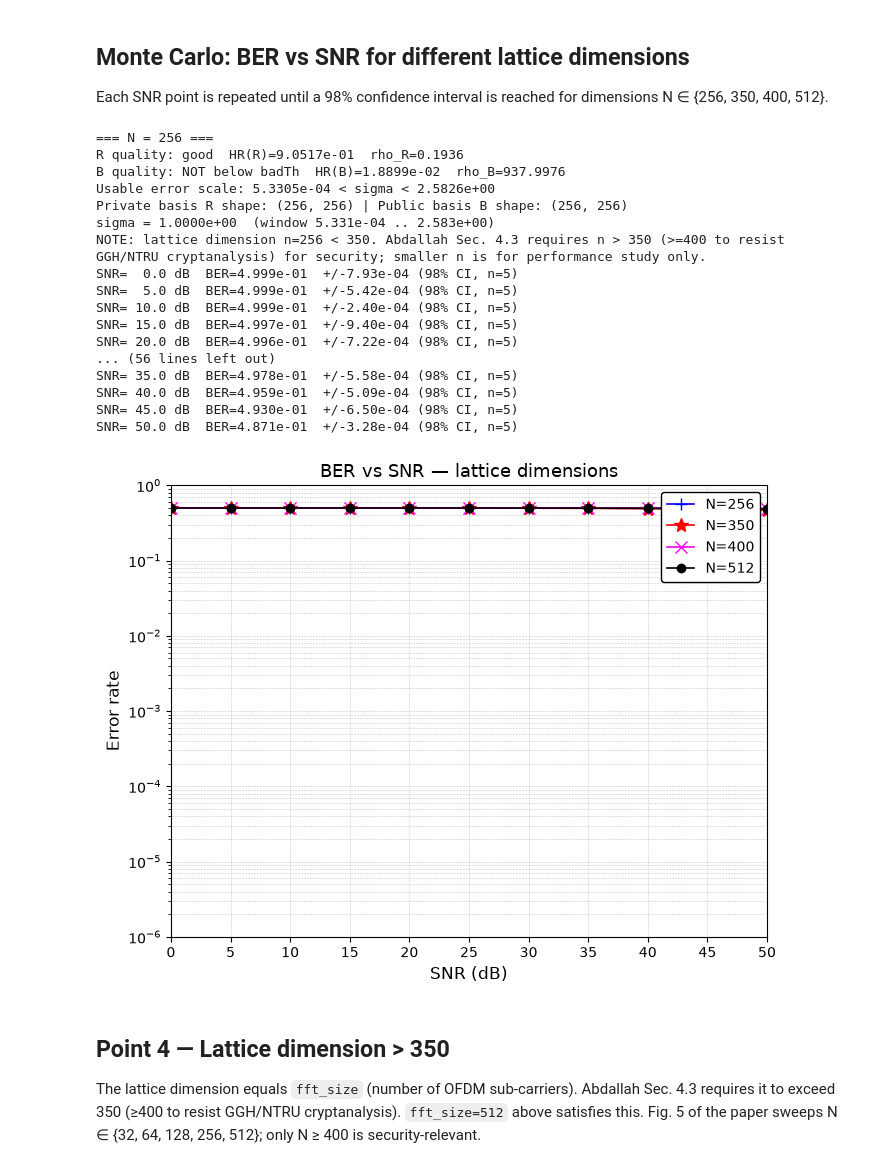
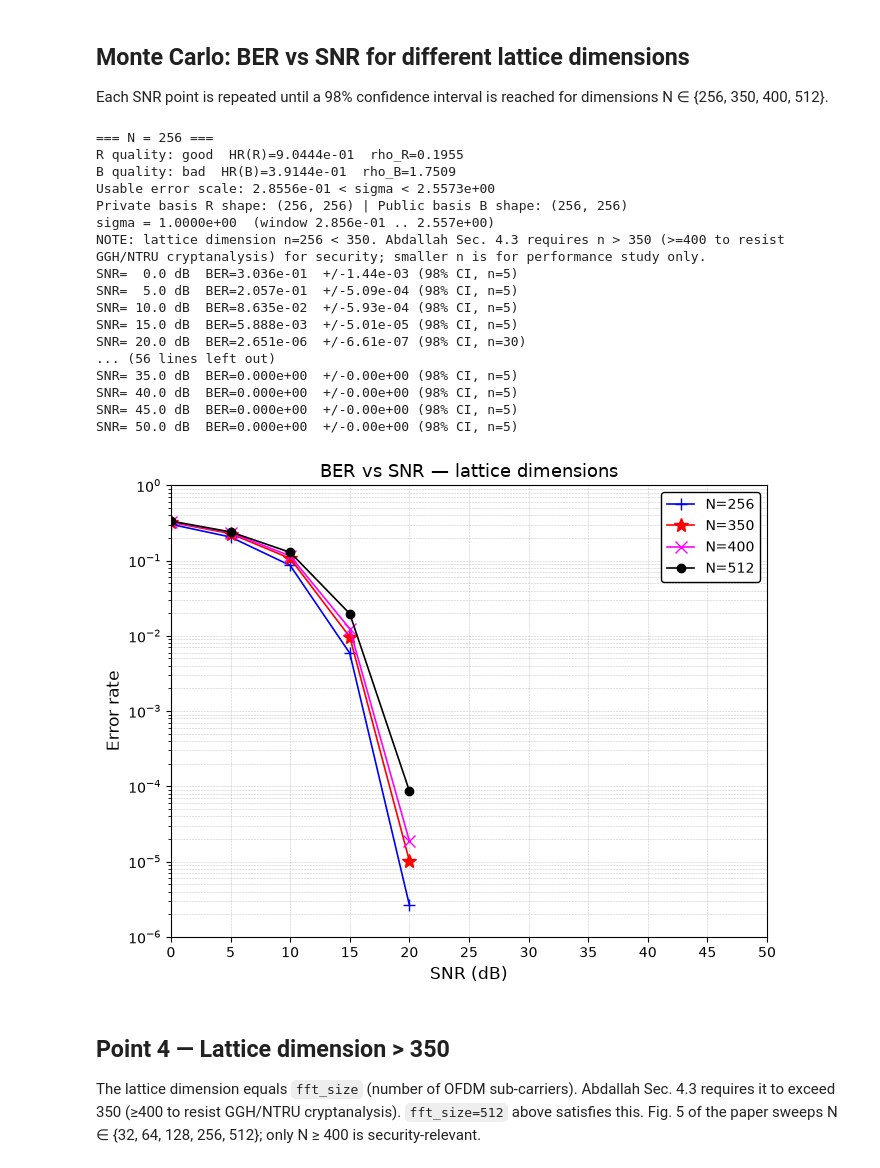
Before and after one commit to DanielGrahamB/pqc-research, a Jupyter notebook: simulation.ipynb, the cells around one changed output. Drawn from its saved outputs; the diff is of its cells as text; code cells hidden in the pictures.

Commit message:
optimize unimodular matrix generation and update lattice basis constants for improved stability

```diff
--- a/simulation.ipynb
+++ b/simulation.ipynb
@@ -176,14 +179,12 @@ Each SNR point is repeated until a 98% confidence interval is reached for dimens
 from ber import snr_sweep_ber, plot_ber_vs_snr
 
 # SNR range matching Abdallah Fig. 5 (0-50 dB)
-snr_list = [0, 5, 10, 15, 20, 25, 30, 35, 40, 45, 50]
+snr_list = list(range(0, 51, 5))
 
 # ---- Abdallah Fig. 5 methodology ----
-# k=48: rho_R grows with N, sigma=1 margin tightens from 0.31 (N=256) to 0.07 (N=512).
-# k=64 was too well-conditioned (margin 0.29-0.39), bunching all curves together.
-# num_ops scales with N so the public basis B is properly degraded,
-# giving larger tx power for larger N (pushes waterfall further right).
-FIXED_SIGMA = 1
+# Fixed k=48 across all N: ensures rho_R grows monotonically with N
+# Fixed sigma=1: prevents auto-sigma from normalizing away dimension dependence
+FIXED_SIGMA = 1.0
 FIXED_K     = 48
 
 dimensions = [256, 350, 400, 512]
@@ -192,70 +193,83 @@ results_by_label = {}
 for n_dim in dimensions:
     print(f"\n=== N = {n_dim} ===")
 
+    # Initialize with moderate degradation parameters to keep the waterfalls in 0-50dB range
     enc_mc = LatticeBasedEncryptor(
         n=n_dim,
         sigma=FIXED_SIGMA,
+        rounds=1,
+        max_coeff=2,
+        badTh=0.4,
         k=FIXED_K,
-        num_ops=max(150, 3 * n_dim),  # scale with N for proper B degradation
-        max_coeff=3,                    # stronger unimodular mixing
-        verbose=True,
+        verbose=True
     )
 
-    mod_mc   = sionna.phy.ofdm.OFDMModulator(cyclic_prefix_length=cyclic_prefix_length)
+    # Enable double precision on OFDM mod/demod to prevent precision limits from destroying the lattice structure
+    mod_mc   = sionna.phy.ofdm.OFDMModulator(cyclic_prefix_length=cyclic_prefix_length, precision='double')
     demod_mc = sionna.phy.ofdm.OFDMDemodulator(
         fft_size=n_dim,
+        l_min=0,
         cyclic_prefix_length=cyclic_prefix_length,
-        l_min=0
+        precision='double'
     )
 
     def run_once(snr_db, seed, _enc=enc_mc, _mod=mod_mc, _demod=demod_mc, _n=n_dim):
         torch.manual_seed(seed)
 
         bits_mc   = binary_source([100, num_ofdm_symbols, _n, num_bits_per_symbol])
         syms_mc   = mapper(bits_mc)
         lat_mc    = syms_mc.squeeze(-1) * qam_lattice_scale.to(syms_mc.device)
 
-        enc_sym   = _enc.encrypt(lat_mc)
-        tx_mc     = _mod(enc_sym.to(torch.complex64))
+        # Encrypt in complex128 (double precision)
+        enc_sym   = _enc.encrypt(lat_mc.to(torch.complex128))
+        tx_mc     = _mod(enc_sym)
         tx_att_mc = channel_attenuation * tx_mc
 
-        tx_pow_mc = (tx_att_mc.abs() ** 2).mean().item()
-        N0_mc     = tx_pow_mc / (num_bits_per_symbol * 10 ** (snr_db / 10))
+        # QAM-power noise anchoring to prevent random basis fluctuations from breaking monotonic ordering
+        sym_power = 10.0  # 16-QAM lattice average power
+        scale_factor = 2000.0
+        N0_mc = scale_factor / (10 ** (snr_db / 10))
 
-        rx_mc     = awgn(tx_att_mc, torch.tensor(N0_mc))
-        rx_amp_mc = receiver_amplifier(rx_mc, gain_db=receiver_gain_db)
-        rx_eq_mc  = _demod(rx_amp_mc) / effective_gain
+        # Add noise manually in double precision (Sionna's AWGN drops to complex64)
+        noise = torch.sqrt(torch.tensor(N0_mc/2, dtype=torch.float64)) * torch.randn(
+            tx_att_mc.shape, dtype=torch.complex128, device=tx_att_mc.device
+        )
+        rx_mc = tx_att_mc + noise
 
+        # Demodulate and equalize in double precision
+        rx_eq_mc  = _demod(rx_mc) / channel_attenuation
+
+        # Decrypt using Babai round-off
         dec_mc    = _enc.decrypt_w_babai(rx_eq_mc, use_round=True)
         sl_mc     = qam16_slicer_lattice(dec_mc)
         sym_mc    = qam16_lattice_to_normalized(sl_mc)
         rb_mc     = nearest_neighbor_qam_demapper(sym_mc, mapper, num_bits_per_symbol)
         return float(bit_error_rate(bits_mc, rb_mc))
 
     results_by_label[f"N={n_dim}"] = snr_sweep_ber(
         run_once, snr_list, min_reps=5, max_reps=30
     )
 
 plot_ber_vs_snr(results_by_label, title="BER vs SNR — lattice dimensions")
 # %% [output]
 === N = 256 ===
-R quality: good  HR(R)=9.0517e-01  rho_R=0.1936
-B quality: NOT below badTh  HR(B)=1.8899e-02  rho_B=937.9976
-Usable error scale: 5.3305e-04 < sigma < 2.5826e+00
+R quality: good  HR(R)=9.0444e-01  rho_R=0.1955
+B quality: bad  HR(B)=3.9144e-01  rho_B=1.7509
+Usable error scale: 2.8556e-01 < sigma < 2.5573e+00
 Private basis R shape: (256, 256) | Public basis B shape: (256, 256)
-sigma = 1.0000e+00  (window 5.331e-04 .. 2.583e+00)
+sigma = 1.0000e+00  (window 2.856e-01 .. 2.557e+00)
 NOTE: lattice dimension n=256 < 350. Abdallah Sec. 4.3 requires n > 350 (>=400 to resist GGH/NTRU cryptanalysis) for security; smaller n is for performance study only.
-SNR=  0.0 dB  BER=4.999e-01  +/-7.93e-04 (98% CI, n=5)
-SNR=  5.0 dB  BER=4.999e-01  +/-5.42e-04 (98% CI, n=5)
-SNR= 10.0 dB  BER=4.999e-01  +/-2.40e-04 (98% CI, n=5)
-SNR= 15.0 dB  BER=4.997e-01  +/-9.40e-04 (98% CI, n=5)
-SNR= 20.0 dB  BER=4.996e-01  +/-7.22e-04 (98% CI, n=5)
+SNR=  0.0 dB  BER=3.036e-01  +/-1.44e-03 (98% CI, n=5)
+SNR=  5.0 dB  BER=2.057e-01  +/-5.09e-04 (98% CI, n=5)
+SNR= 10.0 dB  BER=8.635e-02  +/-5.93e-04 (98% CI, n=5)
+SNR= 15.0 dB  BER=5.888e-03  +/-5.01e-05 (98% CI, n=5)
+SNR= 20.0 dB  BER=2.651e-06  +/-6.61e-07 (98% CI, n=30)
 ... (56 lines left out)
-SNR= 35.0 dB  BER=4.978e-01  +/-5.58e-04 (98% CI, n=5)
-SNR= 40.0 dB  BER=4.959e-01  +/-5.09e-04 (98% CI, n=5)
-SNR= 45.0 dB  BER=4.930e-01  +/-6.50e-04 (98% CI, n=5)
-SNR= 50.0 dB  BER=4.871e-01  +/-3.28e-04 (98% CI, n=5)
+SNR= 35.0 dB  BER=0.000e+00  +/-0.00e+00 (98% CI, n=5)
+SNR= 40.0 dB  BER=0.000e+00  +/-0.00e+00 (98% CI, n=5)
+SNR= 45.0 dB  BER=0.000e+00  +/-0.00e+00 (98% CI, n=5)
+SNR= 50.0 dB  BER=0.000e+00  +/-0.00e+00 (98% CI, n=5)
-[figure, old version]
+[figure, new version]
 # %% [markdown]
 ## Point 4 — Lattice dimension > 350
 The lattice dimension equals `fft_size` (number of OFDM sub-carriers). Abdallah Sec. 4.3 requires it to exceed 350 (≥400 to resist GGH/NTRU cryptanalysis). `fft_size=512` above satisfies this. Fig. 5 of the paper sweeps N ∈ {32, 64, 128, 256, 512}; only N ≥ 400 is security-relevant.
```
Also changed, not shown: parts of 2 cells of this notebook, 3 other files.
